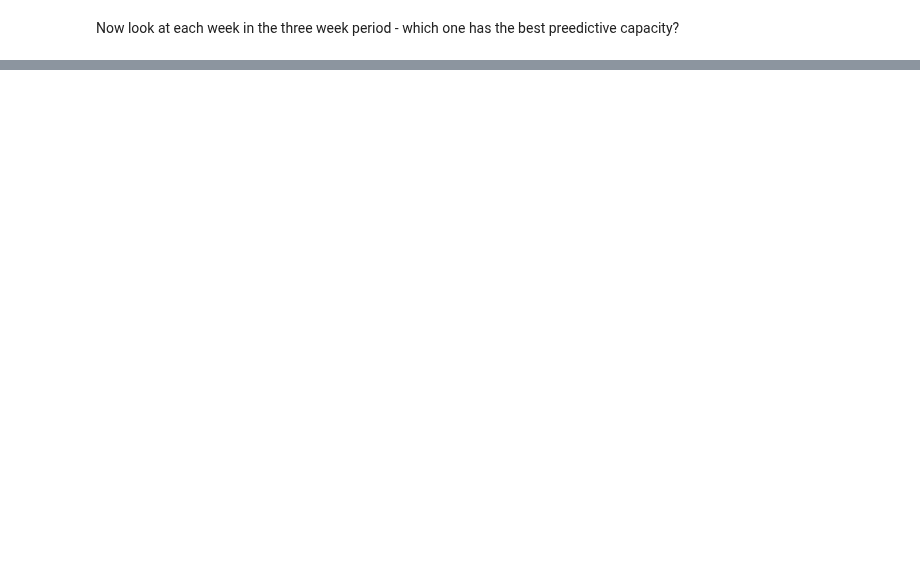
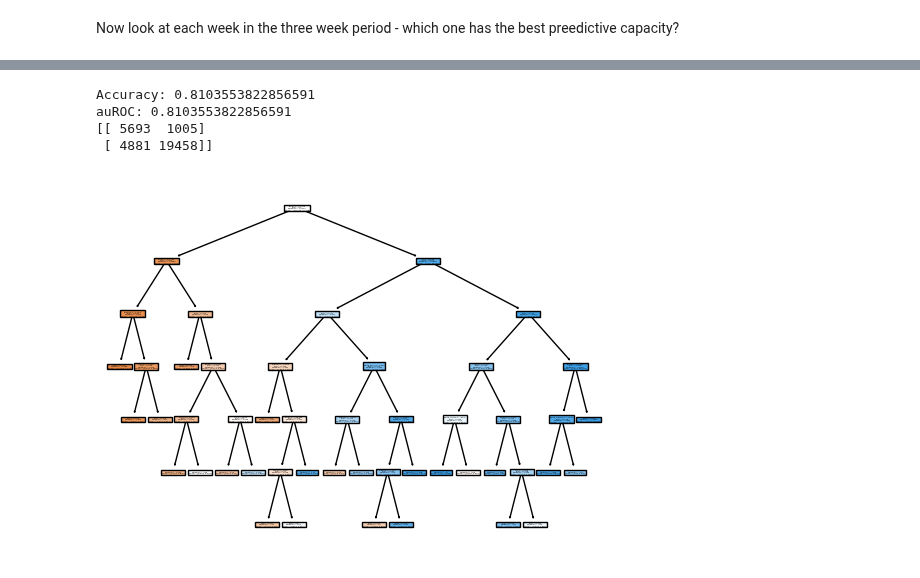
Before and after one commit to RachelMurray-Watson/COVID_forecasting, a Jupyter notebook: HSA_classifier.ipynb, the cells around one changed output, grey strips where cells are left out. Saved outputs shown, nothing was run; the diff lists cells and outputs as text; code cells hidden in the pictures; blank space fills up the shorter version.

```diff
--- a/HSA_classifier.ipynb
+++ b/HSA_classifier.ipynb
@@ -465,0 +482,23 @@ plt.show()
+# %%
+clf_pruned = clfs[test_scores.index(max(test_scores))]
+# Train the decision tree classifier
+clf_pruned.fit(X_train, y_train,  sample_weight = weights)
+
+# Make predictions on the test set
+y_pred = clf_pruned.predict(X_test)
+# Evaluate the accuracy of the model
+accuracy = accuracy_score(y_test, y_pred)
+ROC = roc_auc_score(y_test, y_pred)
+
+print("Accuracy:", accuracy)
+print("auROC:", accuracy)
+
+print(confusion_matrix(y_test, y_pred))
+plot_tree(clf_pruned, feature_names=['cases','delta_cases', 'deaths', 'delta_deaths', 'admits', 'delta_admits', 'icu', 'delta_icu',  'beds', 'delta_beds' 'perc_covid', 'delta_perc', 'beds_over_15_100k'], filled=True)
+plt.savefig('Graphs/Full_classifier_3_week_period_pruned.png', dpi = 300)
+# %% [output]
+Accuracy: 0.8103553822856591
+auROC: 0.8103553822856591
+[[ 5693  1005]
+ [ 4881 19458]]
+[figure, added]
```
Also changed, not shown: parts of 10 cells of this notebook, 4 other files.
